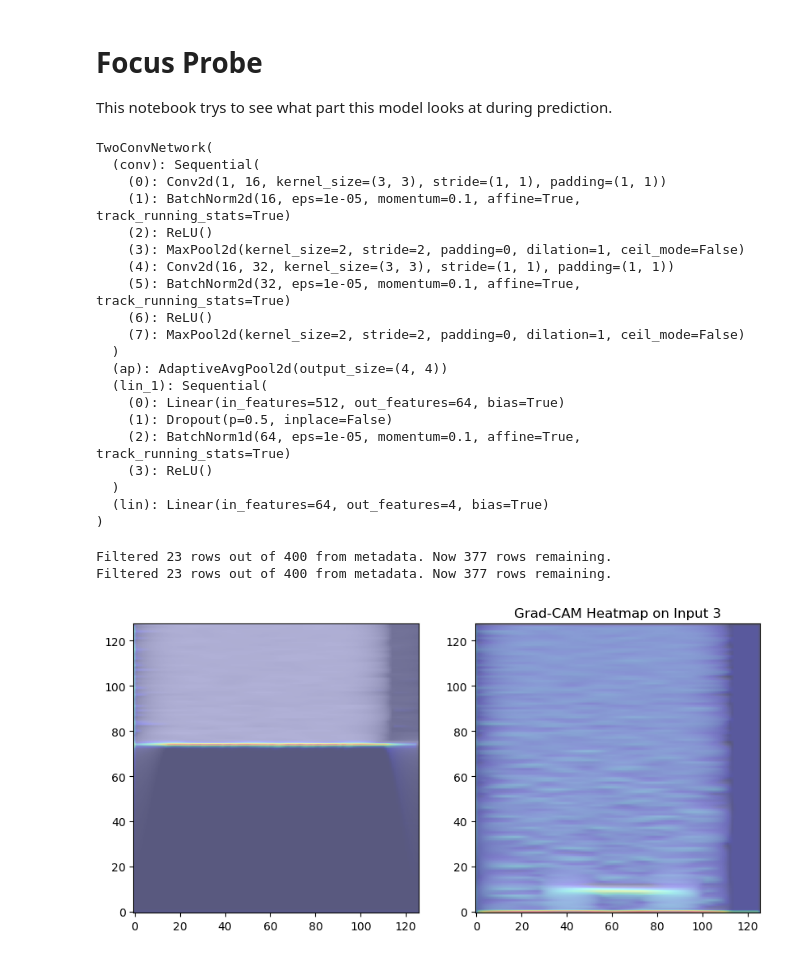
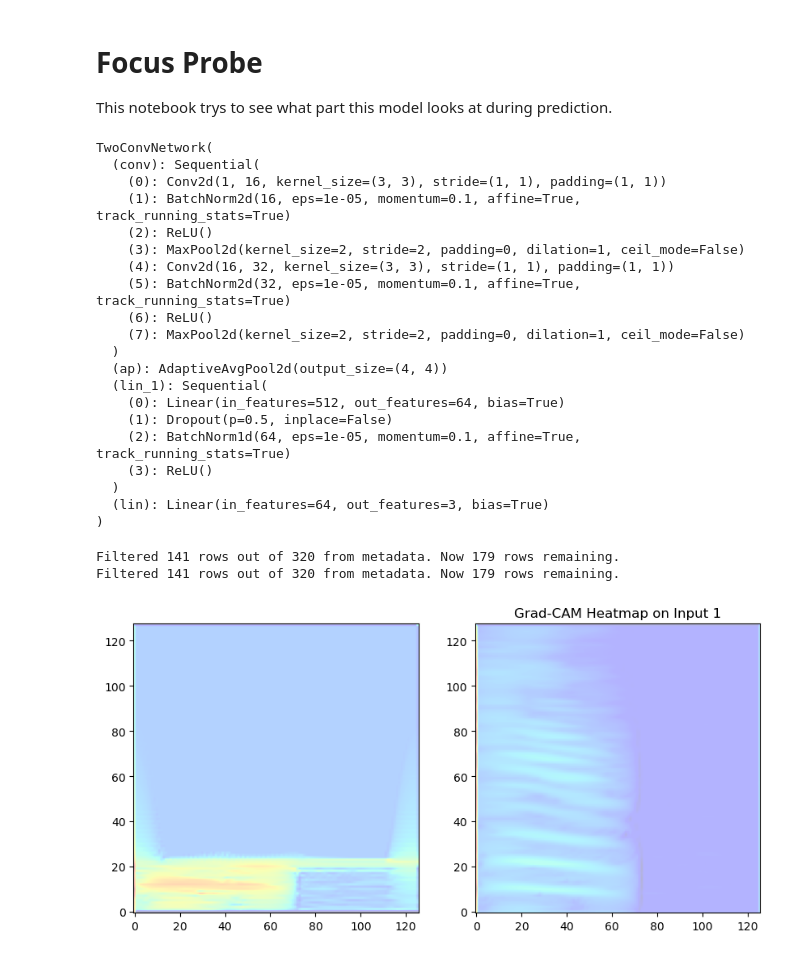
Before and after one commit to Frankalexej/proslearn_22, a Jupyter notebook: A_4_focus_prob.ipynb, the cells around one changed output. Cells and saved outputs as stored; diff of their text form; code cells hidden in the pictures.

```diff
--- a/A_4_focus_prob.ipynb
+++ b/A_4_focus_prob.ipynb
@@ -60,7 +60,7 @@ def get_one_batch(dataloader):
 
 def grad_cam_visualization(input_tensor, cam, title="Grad-CAM Heatmap on Test Input"):
     # Plot the heatmap on the test Mel spectrogram
-    plt.imshow(input_tensor.squeeze(0).squeeze(0).cpu().numpy(), aspect='auto', cmap='gray', origin='lower', alpha=0.5)
+    plt.imshow(input_tensor.squeeze(0).squeeze(0).cpu().numpy(), aspect='auto', cmap='gray', origin='lower', alpha=0.0)
     plt.imshow(cam, cmap='jet', alpha=0.3, vmin=0, vmax=1, origin='lower')  # extent=(0, input_tensor.size(-1), 0, input_tensor.size(-2))
     plt.colorbar(label='Importance')
     plt.title(title)
@@ -71,11 +71,11 @@ def grad_cam_visualization_both(input_tensors, cams, title="Grad-CAM Heatmap on
     it1, it2 = input_tensors
     cam1, cam2 = cams
     fig, axs = plt.subplots(1, 2, figsize=(10, 10))
-    axs[0].imshow(it1.squeeze(0).squeeze(0).cpu().numpy(), aspect='auto', cmap='gray', origin='lower', alpha=0.5)
+    axs[0].imshow(it1.squeeze(0).squeeze(0).cpu().numpy(), aspect='auto', cmap='gray', origin='lower', alpha=0.0)
     axs[0].imshow(cam1, cmap='jet', alpha=0.3, vmin=0, vmax=1, origin='lower')  # extent=(0, input_tensor.size(-1), 0, input_tensor.size(-2))
     # axs[0].colorbar(label='Importance')
     # axs[0].title(title)
-    axs[1].imshow(it2.squeeze(0).squeeze(0).cpu().numpy(), aspect='auto', cmap='gray', origin='lower', alpha=0.5)
+    axs[1].imshow(it2.squeeze(0).squeeze(0).cpu().numpy(), aspect='auto', cmap='gray', origin='lower', alpha=0.0)
     axs[1].imshow(cam2, cmap='jet', alpha=0.3, vmin=0, vmax=1, origin='lower')  # extent=(0, input_tensor.size(-1), 0, input_tensor.size(-2))
     # axs[1].colorbar(label='Importance')
     # axs[1].title(title)
@@ -103,17 +103,17 @@ configs = {
     },
     "max_cache_size_train": 7,
     "max_cache_size_valid": 20,
-    "output_dim": 4,
+    "output_dim": 3, # tone: 4
 }
 # %%
 # Load validation data: target and full
-pretype = "h"
+pretype = "l"
 posttype = "f"
-train_name = "A4"
+train_name = "A5" # A3 -TONE, A4 -Pute tone, A5 stress
 # ts = "1126125730-1"
-ts = "1207190600-2"
+ts = "0107020830-2" # -1,2,..,5
 model_type = "twoconvCNN"
-pre_epoch = 50
+pre_epoch = 50#10,20,...,100,150
 total_epoch = 300
 selection = "full"
 
@@ -128,10 +128,10 @@ pool_messanger = PoolMessanger(configs["num_dataset"], configs["data_type_mapper
 valid_cache = SubsetCache(max_cache_size=configs["max_cache_size_valid"], dataset_class=ThisDataset, shuffle=False)
 full_valid_cache = SubsetCache(max_cache_size=configs["max_cache_size_valid"], dataset_class=ThisDataset, shuffle=False)
 
-mylist = ["1", "2", "3", "4"]
+mylist = ["0","1","2"]# tone: ["1", "2", "3", "4"]
 mymap = TokenMap(mylist)
 # %%
-epoch = 45
+epoch = 50# 0,1,2,...,299
 # Load Model
 device = torch.device('cuda' if torch.cuda.is_available() else 'cpu')
 model = TwoConvNetwork(out_features=configs["output_dim"])
@@ -159,7 +159,7 @@ TwoConvNetwork(
     (2): BatchNorm1d(64, eps=1e-05, momentum=0.1, affine=True, track_running_stats=True)
     (3): ReLU()
   )
-  (lin): Linear(in_features=64, out_features=4, bias=True)
+  (lin): Linear(in_features=64, out_features=3, bias=True)
 )
 # %%
 dataset_id = 0
@@ -173,8 +173,8 @@ dataset_id, meta_path, data_path = pool_messanger.get_loading_params(dataset_id,
                                                                     eval_type="full_valid")
 full_valid_loader = full_valid_cache.get_subset(dataset_id, meta_path, data_path, mymap, shuffle=False)
 # %% [output]
-Filtered 23 rows out of 400 from metadata. Now 377 rows remaining.
-Filtered 23 rows out of 400 from metadata. Now 377 rows remaining.
+Filtered 141 rows out of 320 from metadata. Now 179 rows remaining.
+Filtered 141 rows out of 320 from metadata. Now 179 rows remaining.
 # %%
 valid_mel, valid_tag = valid_loader.dataset.dataset, valid_loader.dataset.gt_set
 full_valid_mel, full_valid_tag = full_valid_loader.dataset.dataset, full_valid_loader.dataset.gt_set
@@ -204,7 +204,7 @@ one_full_valid_mel = one_full_valid_mel.to(device)
 layer_idx = 0
 
 # Grad-CAM valid
-input_tensor = one_valid_mel
+input_tensor = one_valid_mel.to(torch.float32)
 target_layers = [model.conv[layer_idx]]
 targets = [ClassifierOutputTarget(one_valid_tag)]
 
@@ -218,32 +218,32 @@ with GradCAM(model=model, target_layers=target_layers) as cam:
     # grad_cam_visualization(one_valid_mel, grayscale_cam, title=f"Grad-CAM Valid {one_valid_tag}")
     its.append(input_tensor)
     tsgs.append(one_valid_tag)
     cams.append(grayscale_cam)
     # You can also get the model outputs without having to redo inference
     # model_outputs = cam.outputs
 
 
 # Grad-CAM valid
-input_tensor = one_full_valid_mel
+input_tensor = one_full_valid_mel.to(torch.float32)
 target_layers = [model.conv[layer_idx]]
 targets = [ClassifierOutputTarget(one_full_valid_tag)]
 
 
 # Construct the CAM object once, and then re-use it on many images.
 with GradCAM(model=model, target_layers=target_layers) as cam:
   # You can also pass aug_smooth=True and eigen_smooth=True, to apply smoothing.
     grayscale_cam = cam(input_tensor=input_tensor, targets=targets)
   # In this example grayscale_cam has only one image in the batch:
     grayscale_cam = grayscale_cam[0, :]
     # mel_rgb = generate_rgb_from_mel(one_valid_mel[0, 0, :, :].cpu().numpy())
     # visualization = show_cam_on_image(mel_rgb, grayscale_cam, use_rgb=True)
     # grad_cam_visualization(input_tensor, grayscale_cam, title=f"Grad-CAM Full Valid {one_full_valid_tag}")
     its.append(input_tensor)
     tsgs.append(one_valid_tag)
     cams.append(grayscale_cam)
   # You can also get the model outputs without having to redo inference
 #   model_outputs = cam.outputs
 
 grad_cam_visualization_both(its, cams, title=f"Grad-CAM Heatmap on Input {one_valid_tag}")
 # %% [output]
-[figure, old version]
+[figure, new version]
```
Also changed, not shown: parts of 1 cell of this notebook.
